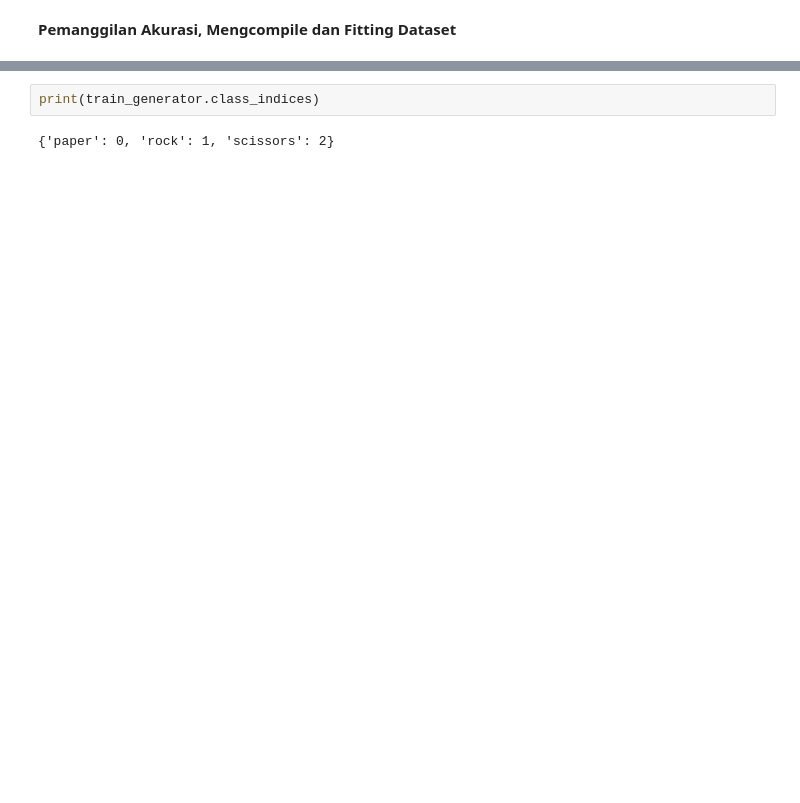
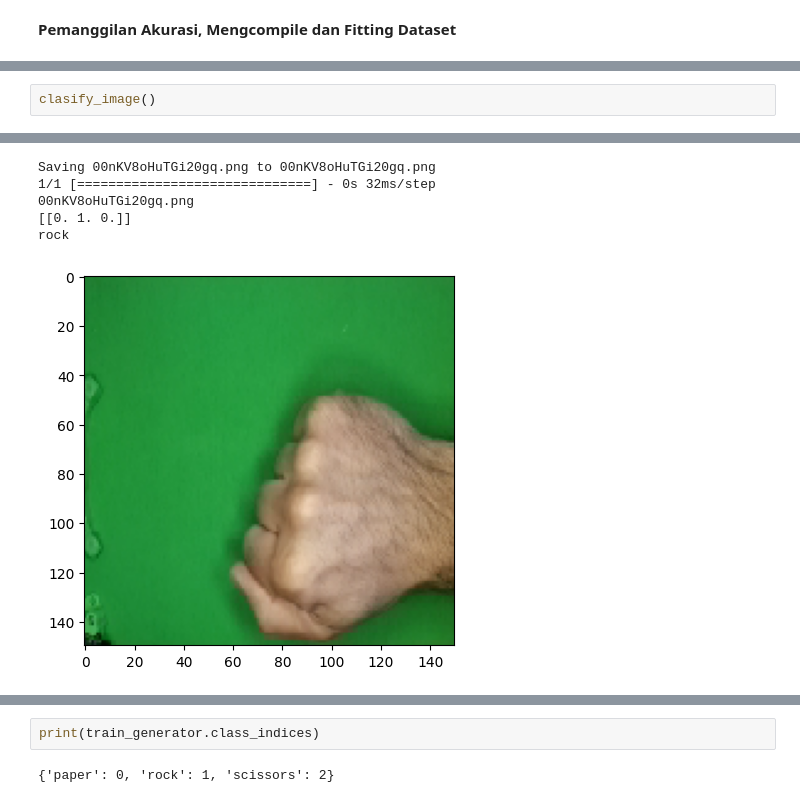
Before and after one commit to HanifRafandi014/Project_Data, a Jupyter notebook: Proyek_Akhir_ML1.ipynb, the cells around one changed output, grey strips where cells are left out. Drawn from its saved outputs; the diff is of its cells as text; blank space fills up the shorter version.

```diff
--- a/Proyek_Akhir_ML1.ipynb
+++ b/Proyek_Akhir_ML1.ipynb
@@ -376,0 +230,3 @@ Probability:  99.75 %
+# %%
+clasify_image()
+# %% [output]
@@ -376,0 +234,6 @@ Probability:  99.75 %
+Saving 00nKV8oHuTGi20gq.png to 00nKV8oHuTGi20gq.png
+1/1 [==============================] - 0s 32ms/step
+00nKV8oHuTGi20gq.png
+[[0. 1. 0.]]
+rock
+[figure, added]
```
Also changed, not shown: parts of 23 cells of this notebook.
